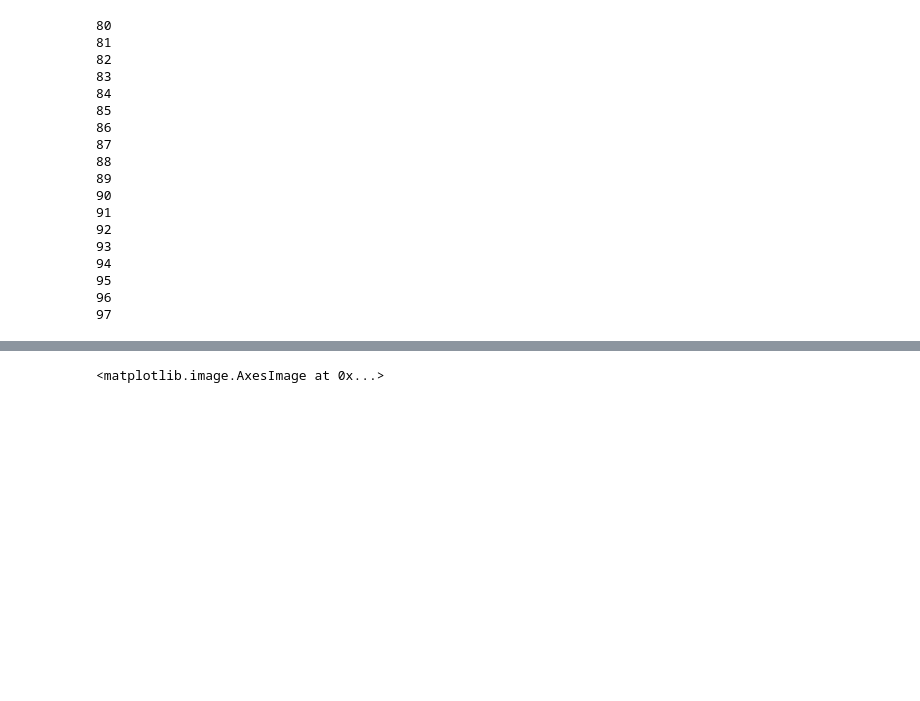
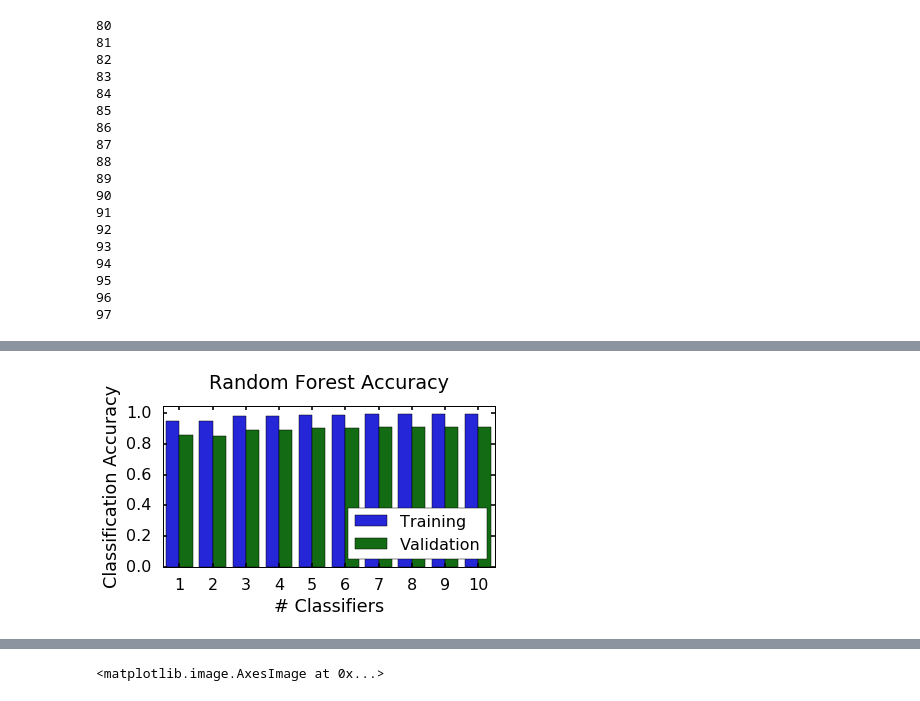
Before and after one commit to asinghani/freespace-nn, a Jupyter notebook: SuperpixelPCA.ipynb, the cells around one changed output, grey strips where cells are left out. Cells and saved outputs as stored; diff of their text form; code cells hidden in the pictures; blank space fills up the shorter version.

```diff
--- a/SuperpixelPCA.ipynb
+++ b/SuperpixelPCA.ipynb
@@ -249,2 +196,8 @@ KeyboardInterrupt:
 # %%
 ######### YUV YUV YUV W PCA
+# %%
+x = [1, 2, 3, 4, 5, 6, 7, 8, 9, 10]
+# %%
+y1 = [0.9520513759025722, 0.9506538448740558, 0.9812664293082222, 0.9830632549163145, 0.9885202808371877, 0.9909493228629421, 0.9928459721159285, 0.9940771304029548, 0.9946760722723189, 0.9958406814627492]
+# %%
+y2 = [0.85659429921725, 0.8518682617043273, 0.8915965145473342, 0.8945502879929109, 0.907103825136612, 0.90355929700192, 0.9115344853049772, 0.9137498153891597, 0.9079899571702851, 0.9137498153891597]
@@ -250,0 +207,12 @@ KeyboardInterrupt:
+# %%
+df = pd.DataFrame(data={"# Classifiers": x + x, "Classification Accuracy": y1 + y2, "": ["Training"] * 10 + ["Validation"] * 10})
+# %%
+sb.set_context("poster")
+ax = sb.barplot(x="# Classifiers", y="Classification Accuracy", hue="", data=df, saturation=0.7)
+plt.ylim(0, 1.05)
+plt.legend(loc="lower right")
+plt.title("Random Forest Accuracy", y=1.075)
+plt.tight_layout()
+plt.savefig("/hdd/vis/randomforest.png", dpi=500)
+# %% [output]
+[figure, added]
```
Also changed, not shown: parts of 8 cells of this notebook, 6 other files.
